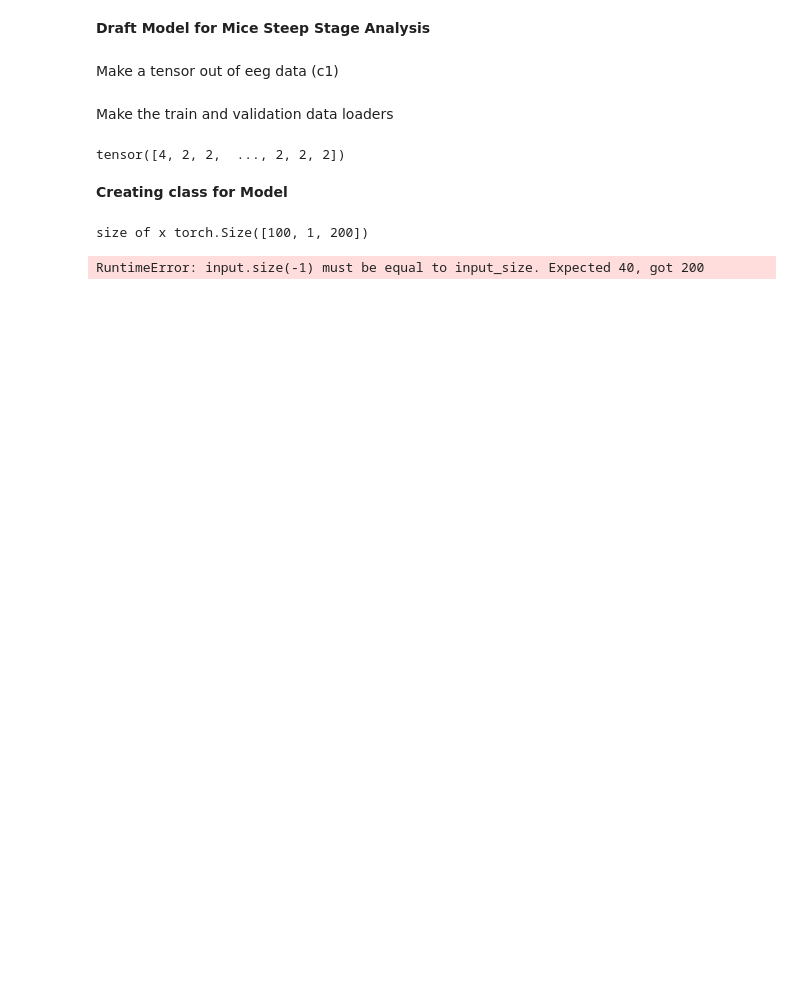
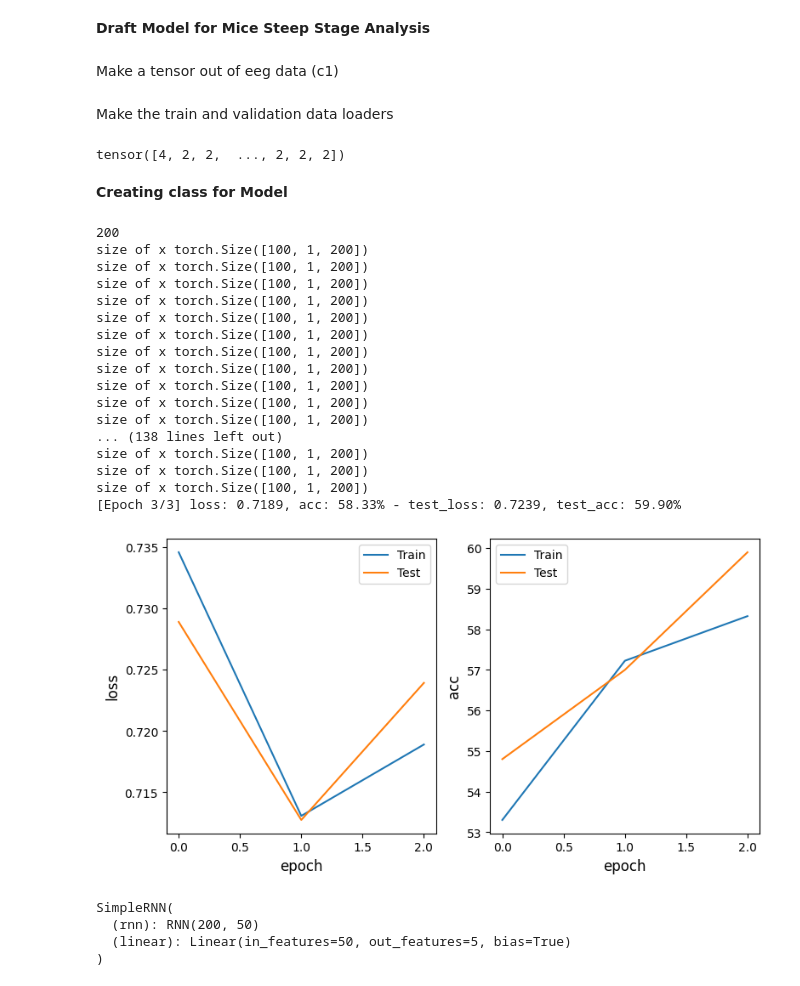
Before and after one commit to audsostrom/mice-sleep-analysis, a Jupyter notebook: LilRNN.ipynb, the cells around one changed output. Saved outputs shown, nothing was run; the diff lists cells and outputs as text; code cells hidden in the pictures; blank space fills up the shorter version.

```diff
--- a/LilRNN.ipynb
+++ b/LilRNN.ipynb
@@ -40,7 +40,7 @@ periods = makePeriodFromTxt(filepath, periodSize, 5000)
 # target = regan and audreys code ---> This is what will go into the data loader
 filepath2 = inputHandler.askForInput("Blah!")
 timestamps = find_time_labels(filepath2)
-labels, _, _ = label_dataframe_new(periods, timestamps)
+labels, _, _ = label_dataframe_new(periods, timestamps, periodSize)
 # %% [markdown]
 Make a tensor out of eeg data (c1)
 # %%
@@ -118,7 +118,9 @@ def train(model, train_data_gen, criterion, optimizer, device):
         # one-hot encoded class labels. One approach is to take advantage of the one-hot encoding
         # of the target and call argmax along its second dimension to create a tensor of shape
         # (batch_size) containing the index of the class label that was hot for each sequence.
-        target = target.argmax(dim=1)
+
+        # print('hi', output.size())
+        # print(target.size())
 
         loss = criterion(output, target)  # Step ②
 
@@ -152,10 +154,12 @@ def test(model, test_data_gen, criterion, device):
 
             output = model(data)
 
-            target = target.argmax(dim=1)
+            output = output[:, -1, :]
+
             loss = criterion(output, target)
 
             y_pred = output.argmax(dim=1)
+
             num_correct += (y_pred == target).sum().item()
 
     return num_correct, loss.item()
@@ -205,20 +209,41 @@ def train_and_test(model, train_data_gen, test_data_gen, criterion, optimizer, m
 # %%
 # Setup the RNN and training settings
 
 # doing len(train_dataset) gives the number of batches
 
 #rows, columns = train_dataset.get_shape()
-input_size  = len(train_loader)
+input_size  = periodSize
+print(input_size)
 hidden_size = 50
-output_size = 4
+output_size = 5
 model       = SimpleRNN(input_size, hidden_size, output_size)
 criterion   = torch.nn.CrossEntropyLoss()
 optimizer   = torch.optim.RMSprop(model.parameters(), lr=0.001)
 max_epochs  = 3
 
 # Train the model
-train(model, train_loader, criterion, optimizer, device)
-train(model, val_loader, criterion, optimizer, device)
+#train(model, train_loader, criterion, optimizer, device)
+train_and_test(model, train_loader, val_loader, criterion, optimizer, max_epochs, verbose=True)
 # %% [output]
+200
 size of x torch.Size([100, 1, 200])
+size of x torch.Size([100, 1, 200])
+size of x torch.Size([100, 1, 200])
+size of x torch.Size([100, 1, 200])
+size of x torch.Size([100, 1, 200])
+size of x torch.Size([100, 1, 200])
+size of x torch.Size([100, 1, 200])
+size of x torch.Size([100, 1, 200])
+size of x torch.Size([100, 1, 200])
+size of x torch.Size([100, 1, 200])
+size of x torch.Size([100, 1, 200])
+... (138 lines left out)
+size of x torch.Size([100, 1, 200])
+size of x torch.Size([100, 1, 200])
+size of x torch.Size([100, 1, 200])
+[Epoch 3/3] loss: 0.7189, acc: 58.33% - test_loss: 0.7239, test_acc: 59.90%
+[figure, added]
-RuntimeError: input.size(-1) must be equal to input_size. Expected 40, got 200
+SimpleRNN(
+  (rnn): RNN(200, 50)
+  (linear): Linear(in_features=50, out_features=5, bias=True)
+)
```
Also changed, not shown: parts of 1 cell of this notebook.
